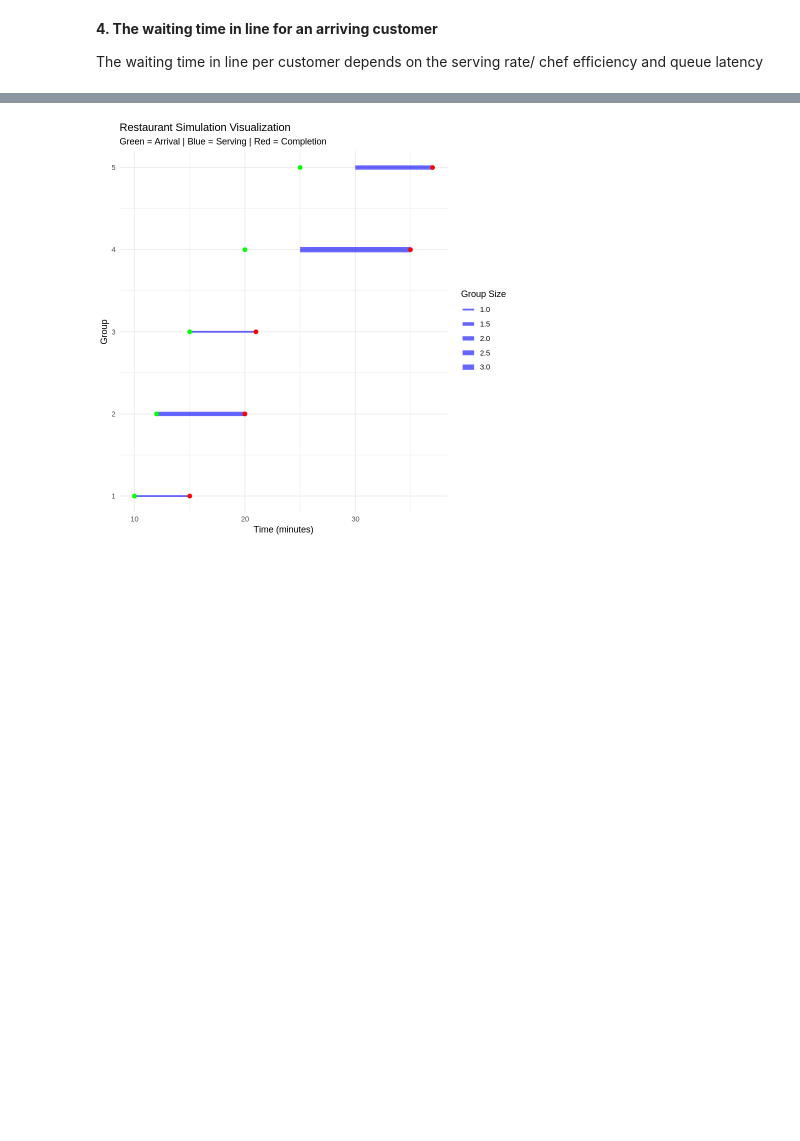
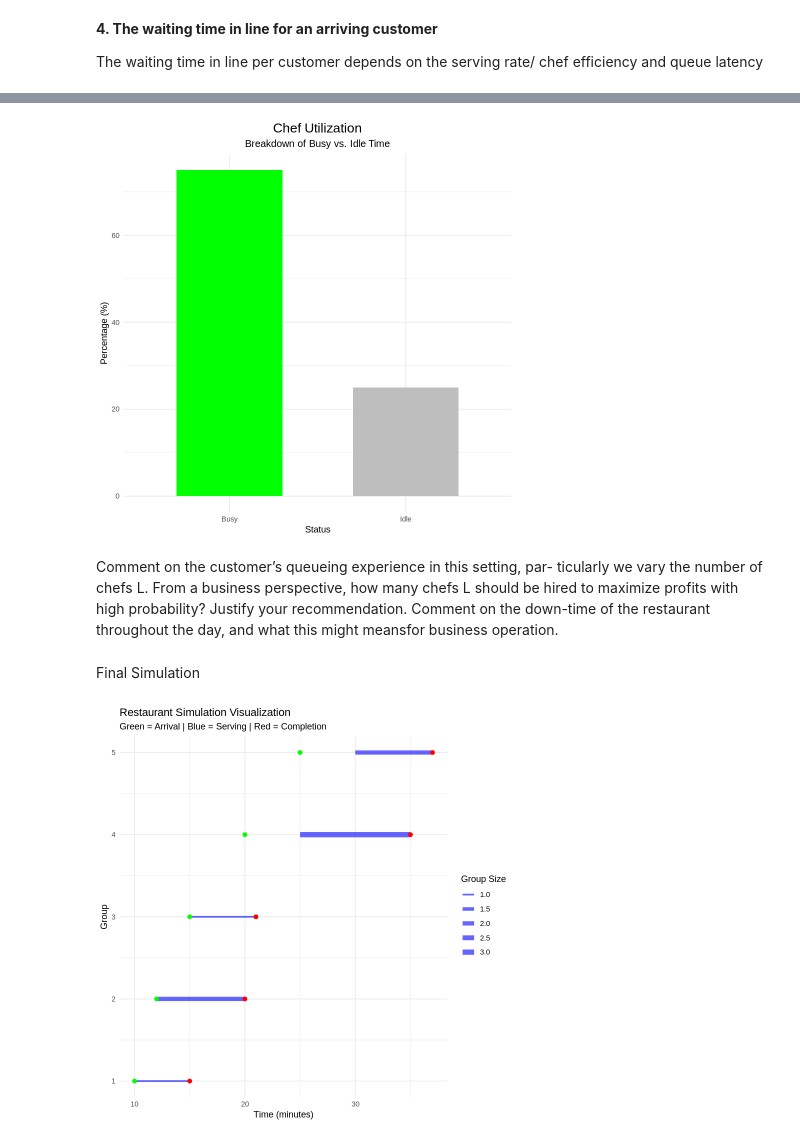
Before and after one commit to zoraizmohammad/dukeClasses, a Jupyter notebook: sta240/finalProject/STA240FinalSimulation.ipynb, the cells around one changed output, grey strips where cells are left out. Drawn from its saved outputs; the diff is of its cells as text; code cells hidden in the pictures; blank space fills up the shorter version.

```diff
--- a/sta240/finalProject/STA240FinalSimulation.ipynb
+++ b/sta240/finalProject/STA240FinalSimulation.ipynb
@@ -926,3 +1066,43 @@ Waiting times for each group:
+# %%
+# Plotting Chef Utilization
+plot_chef_utilization <- function(utilization) {
+  # Create a data frame for utilization
+  df <- data.frame(
+    Status = c("Busy", "Idle"),
+    Percentage = c(utilization, 100 - utilization)
+  )
+
+  # Create the bar plot
+  ggplot(df, aes(x = Status, y = Percentage, fill = Status)) +
+    geom_bar(stat = "identity", width = 0.6) +
+    labs(
+      title = "Chef Utilization",
+      x = "Status",
+      y = "Percentage (%)",
+      subtitle = "Breakdown of Busy vs. Idle Time"
+    ) +
+    scale_fill_manual(values = c("Busy" = "green", "Idle" = "gray")) +
+    theme_minimal() +
+    theme(
+      legend.position = "none",
+      plot.title = element_text(hjust = 0.5, size = 16),
+      plot.subtitle = element_text(hjust = 0.5, size = 12)
+    )
+}
+
+# Example Chef Utilization Value
+chef_utilization <- 75  # Example value: 75% busy
+
+# Plot the utilization
+utilization_plot <- plot_chef_utilization(chef_utilization)
+print(utilization_plot)
+# %% [output]
+[figure, added]
+# %% [markdown]
+Comment on the customer’s queueing experience in this setting, par-
+ticularly we vary the number of chefs L. From a business perspective, how many chefs L should be hired to maximize profits with high probability? Justify your recommendation. Comment on the down-time of the restaurant throughout the day, and what this might meansfor business operation.
+# %% [markdown]
+Final Simulation
 # %%
 library(ggplot2)
 
```
Also changed, not shown: parts of 24 cells of this notebook.
